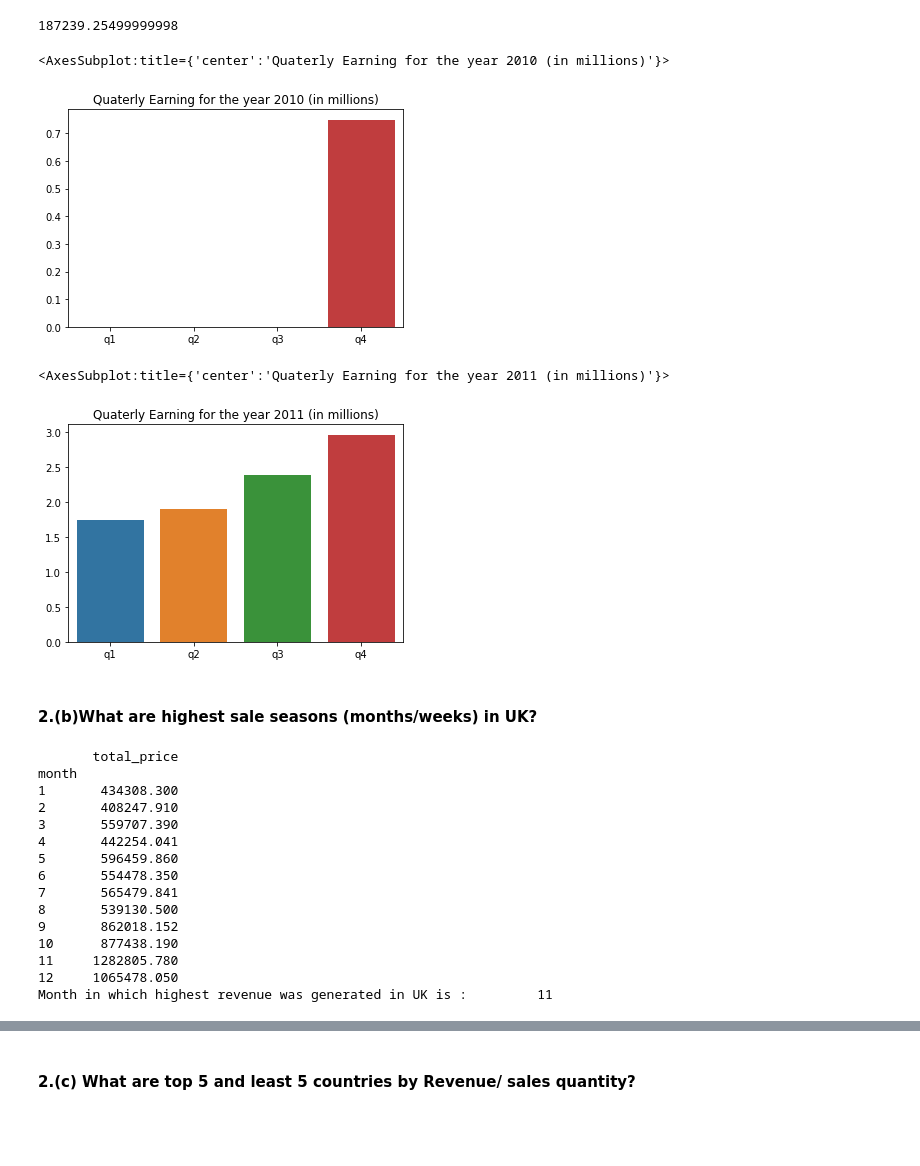
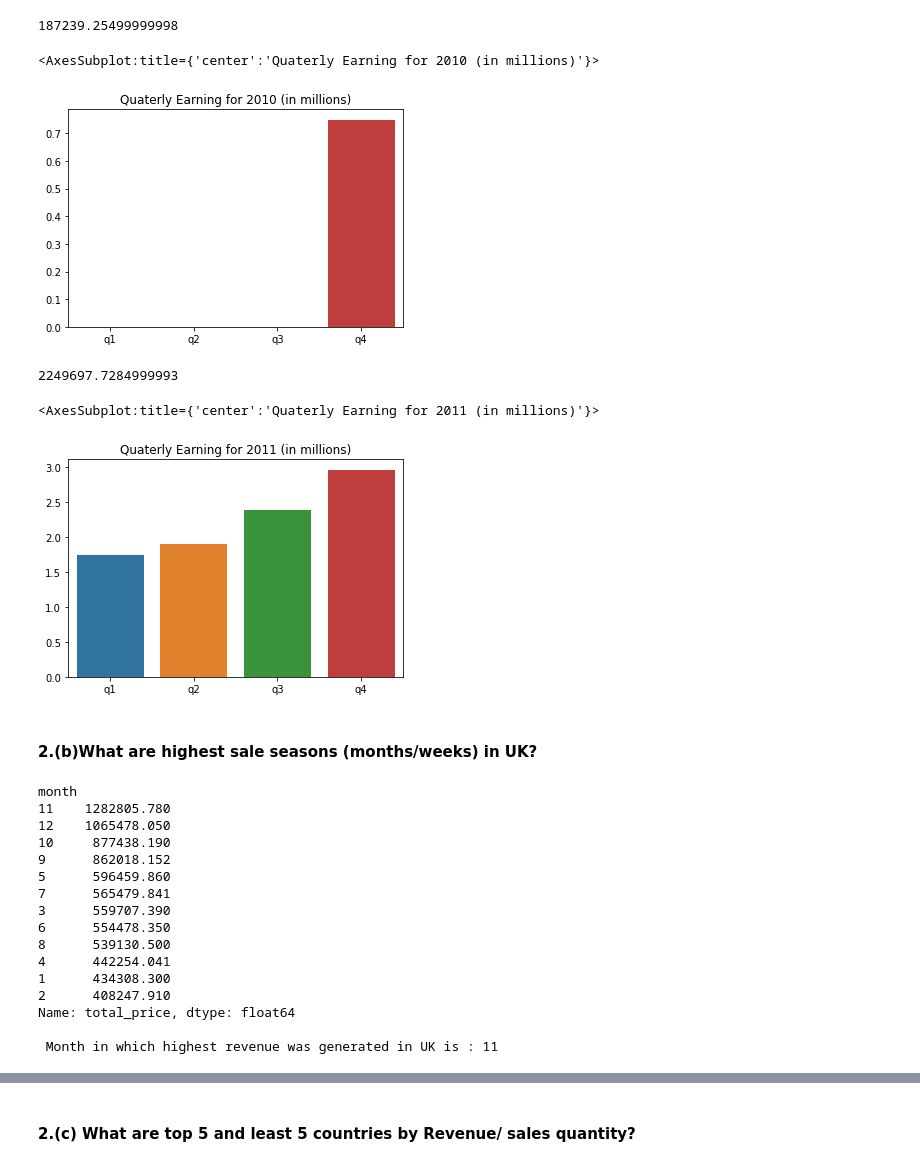
Before and after one commit to Shashank-Agr/Team-A-Shashank_Vikash, a Jupyter notebook: DataAnalysis/case_study_data_analysis.ipynb, the cells around one changed output, grey strips where cells are left out. Cells and saved outputs as stored; diff of their text form; code cells hidden in the pictures; blank space fills up the shorter version.

```diff
--- a/DataAnalysis/case_study_data_analysis.ipynb
+++ b/DataAnalysis/case_study_data_analysis.ipynb
@@ -262,53 +262,65 @@ retail_df.head()
 # %% [output]
 187239.25499999998
 # %%
-#quaterly revenue for the year : 2010
+#quaterly revenue for the year(per million) : 2010
 df_qt_2010 = dict()
 df_qt_2010['q1']=retail_df[(retail_df['year']==2010) & (retail_df['month']<=3)]['total_price'].sum()/10**6
 df_qt_2010['q2']=retail_df[(retail_df['year']==2010) & (retail_df['month']>3) & (retail_df['month']<=6)]['total_price'].sum()/10**6
 df_qt_2010['q3']=retail_df[(retail_df['year']==2010) & (retail_df['month']>6) & (retail_df['month']<=9)]['total_price'].sum()/10**6
 df_qt_2010['q4']=retail_df[(retail_df['year']==2010) & (retail_df['month']>9) & (retail_df['month']<=12)]['total_price'].sum()/10**6
+
 df_qt_2010 = pd.Series(data=df_qt_2010)
-plt.title('Quaterly Earning for the year 2010 (in millions)')
+plt.title('Quaterly Earning for 2010 (in millions)')
 sns.barplot(x=df_qt_2010.index,y=df_qt_2010.values)
 # %% [output]
-<AxesSubplot:title={'center':'Quaterly Earning for the year 2010 (in millions)'}>
+<AxesSubplot:title={'center':'Quaterly Earning for 2010 (in millions)'}>
-[figure, old version]
+[figure, new version]
+# %%
+#average quaterly revenue in the year 2010
+(retail_df[retail_df['year']==2011]['total_price'].sum())/4
+# %% [output]
+2249697.7284999993
 # %%
 #qualterly revenue for the year : 2011
 df_qt_2011 = dict()
+
 df_qt_2011['q1']=retail_df[(retail_df['year']==2011) & (retail_df['month']<=3)]['total_price'].sum()/10**6
 df_qt_2011['q2']=retail_df[(retail_df['year']==2011) & (retail_df['month']>3) & (retail_df['month']<=6)]['total_price'].sum()/10**6
 df_qt_2011['q3']=retail_df[(retail_df['year']==2011) & (retail_df['month']>6) & (retail_df['month']<=9)]['total_price'].sum()/10**6
 df_qt_2011['q4']=retail_df[(retail_df['year']==2011) & (retail_df['month']>9) & (retail_df['month']<=12)]['total_price'].sum()/10**6
+
 df_qt_2011 = pd.Series(data=df_qt_2011)
-plt.title('Quaterly Earning for the year 2011 (in millions)')
+plt.title('Quaterly Earning for 2011 (in millions)')
 sns.barplot(x=df_qt_2011.index,y=df_qt_2011.values)
 # %% [output]
-<AxesSubplot:title={'center':'Quaterly Earning for the year 2011 (in millions)'}>
+<AxesSubplot:title={'center':'Quaterly Earning for 2011 (in millions)'}>
-[figure, old version]
+[figure, new version]
 # %% [markdown]
 #### 2.(b)What are highest sale seasons (months/weeks) in UK?
 # %%
-#month in which most revenue is generated
+# month in which most revenue is generated
+
 df_uk = retail_df[retail_df['Country']=='United Kingdom']
-by_month=df_uk.groupby('month').sum()
-print(by_month[['total_price']])
-max_rev_mon = by_month['total_price'].idxmax()
-print(f"Month in which highest revenue was generated in UK is : \t{max_rev_mon}")
+
+by_month=df_uk.groupby('month').sum()['total_price'].sort_values(ascending = False)
+print(by_month)
+
+max_revenue_month = df_uk.groupby('month').sum()['total_price'].idxmax()
+print(f"\n Month in which highest revenue was generated in UK is : {max_revenue_month}")
 # %% [output]
-       total_price
 month
-1       434308.300
-2       408247.910
-3       559707.390
-4       442254.041
-5       596459.860
-6       554478.350
-7       565479.841
-8       539130.500
-9       862018.152
-10      877438.190
-11     1282805.780
-12     1065478.050
-Month in which highest revenue was generated in UK is :         11
+11    1282805.780
+12    1065478.050
+10     877438.190
+9      862018.152
+5      596459.860
+7      565479.841
+3      559707.390
+6      554478.350
+8      539130.500
+4      442254.041
+1      434308.300
+2      408247.910
+Name: total_price, dtype: float64
+
+ Month in which highest revenue was generated in UK is : 11
```
Also changed, not shown: parts of 11 cells of this notebook.
